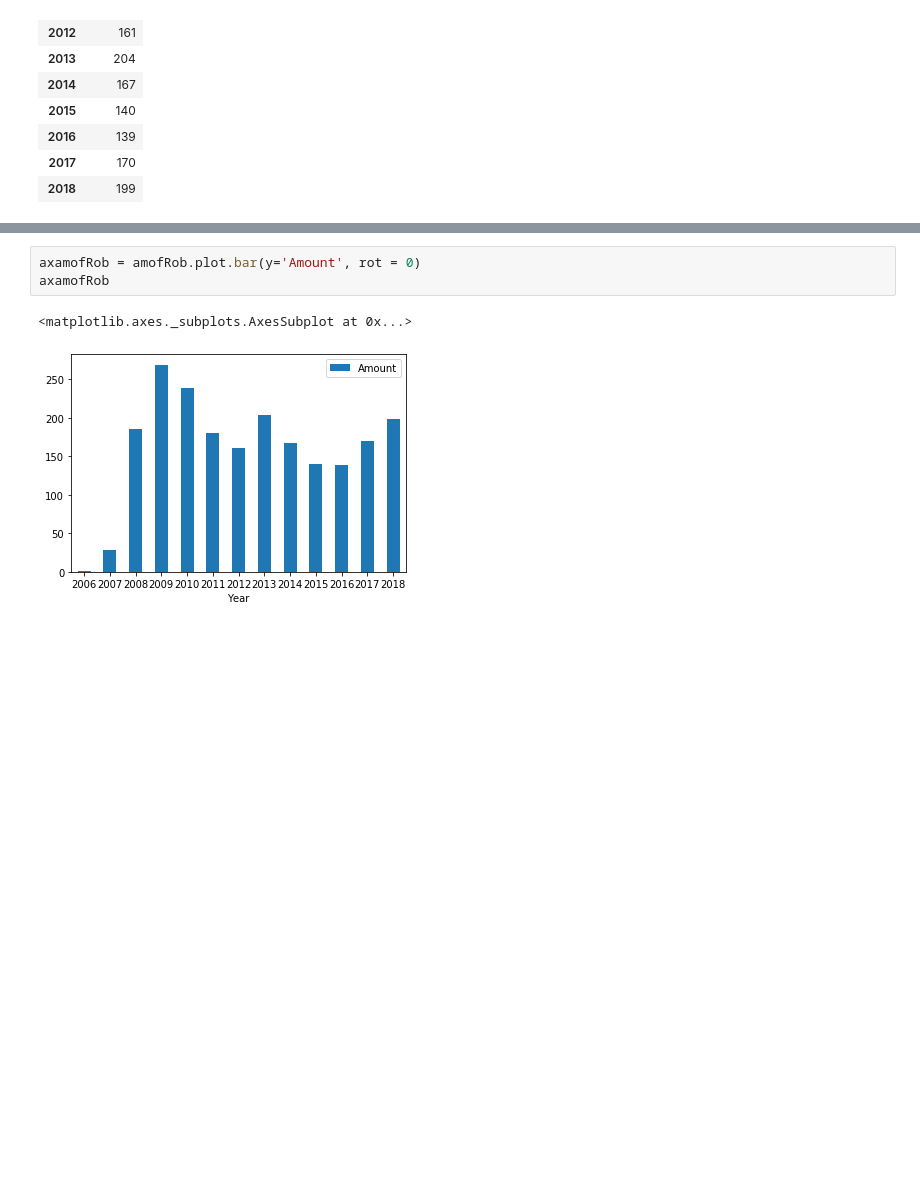
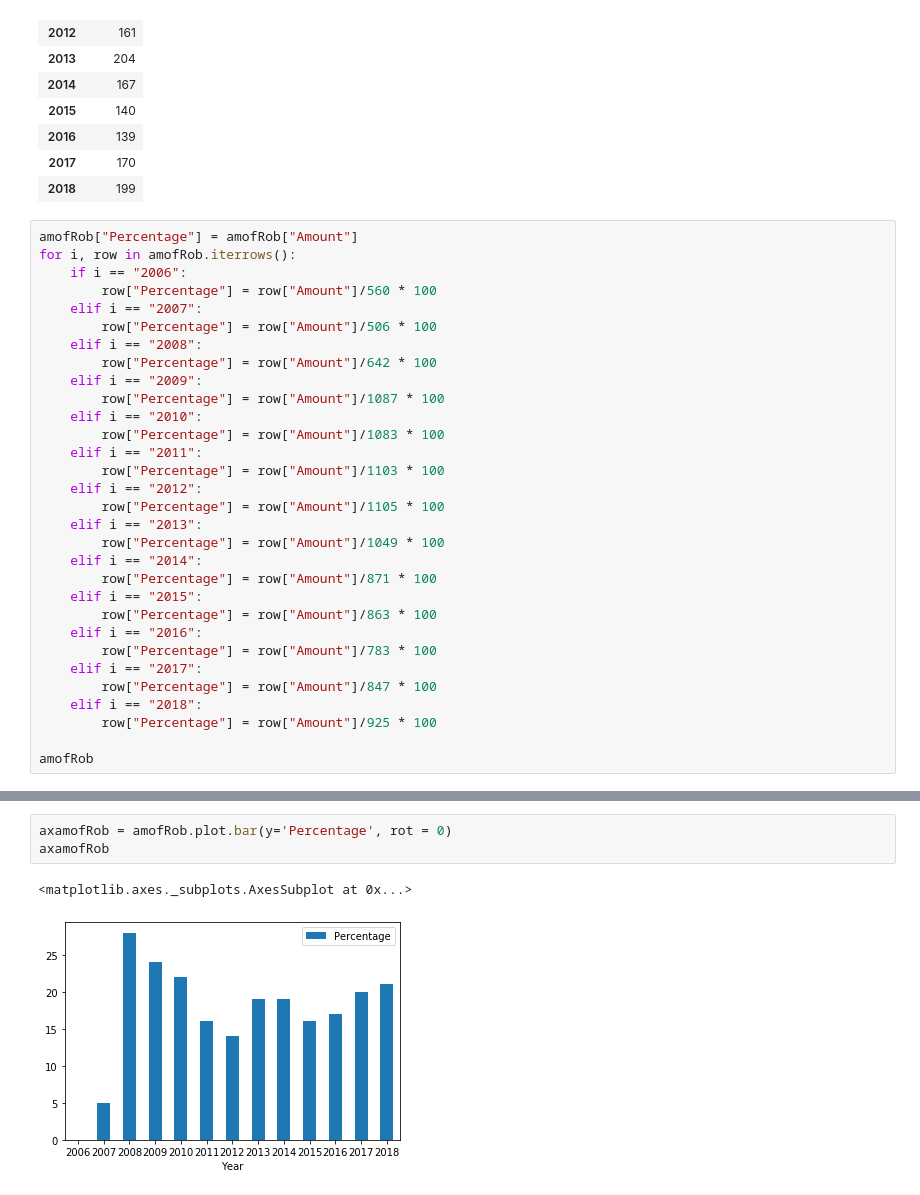
Before and after one commit to LeonTan828/Madcity_Proj, a Jupyter notebook: Incident charts by year.ipynb, the cells around one changed output, grey strips where cells are left out. Drawn from its saved outputs; the diff is of its cells as text; blank space fills up the shorter version.

Commit message:
percentage change

```diff
--- a/Incident charts by year.ipynb
+++ b/Incident charts by year.ipynb
@@ -493,3 +538,34 @@ amofRob
 | 2016 | 139 |
 | 2017 | 170 |
 | 2018 | 199 |
+# %%
+amofRob["Percentage"] = amofRob["Amount"]
+for i, row in amofRob.iterrows():
+    if i == "2006":
+        row["Percentage"] = row["Amount"]/560 * 100
+    elif i == "2007":
+        row["Percentage"] = row["Amount"]/506 * 100
+    elif i == "2008":
+        row["Percentage"] = row["Amount"]/642 * 100
+    elif i == "2009":
+        row["Percentage"] = row["Amount"]/1087 * 100
+    elif i == "2010":
+        row["Percentage"] = row["Amount"]/1083 * 100
+    elif i == "2011":
+        row["Percentage"] = row["Amount"]/1103 * 100
+    elif i == "2012":
+        row["Percentage"] = row["Amount"]/1105 * 100
+    elif i == "2013":
+        row["Percentage"] = row["Amount"]/1049 * 100
+    elif i == "2014":
+        row["Percentage"] = row["Amount"]/871 * 100
+    elif i == "2015":
+        row["Percentage"] = row["Amount"]/863 * 100
+    elif i == "2016":
+        row["Percentage"] = row["Amount"]/783 * 100
+    elif i == "2017":
+        row["Percentage"] = row["Amount"]/847 * 100
+    elif i == "2018":
+        row["Percentage"] = row["Amount"]/925 * 100
+
+amofRob
@@ -496,6 +588,6 @@ amofRob
 # %%
-axamofRob = amofRob.plot.bar(y='Amount', rot = 0)
+axamofRob = amofRob.plot.bar(y='Percentage', rot = 0)
 axamofRob
 # %% [output]
 <matplotlib.axes._subplots.AxesSubplot at 0x...>
-[figure, old version]
+[figure, new version]
```
Also changed, not shown: parts of 6 cells of this notebook.
